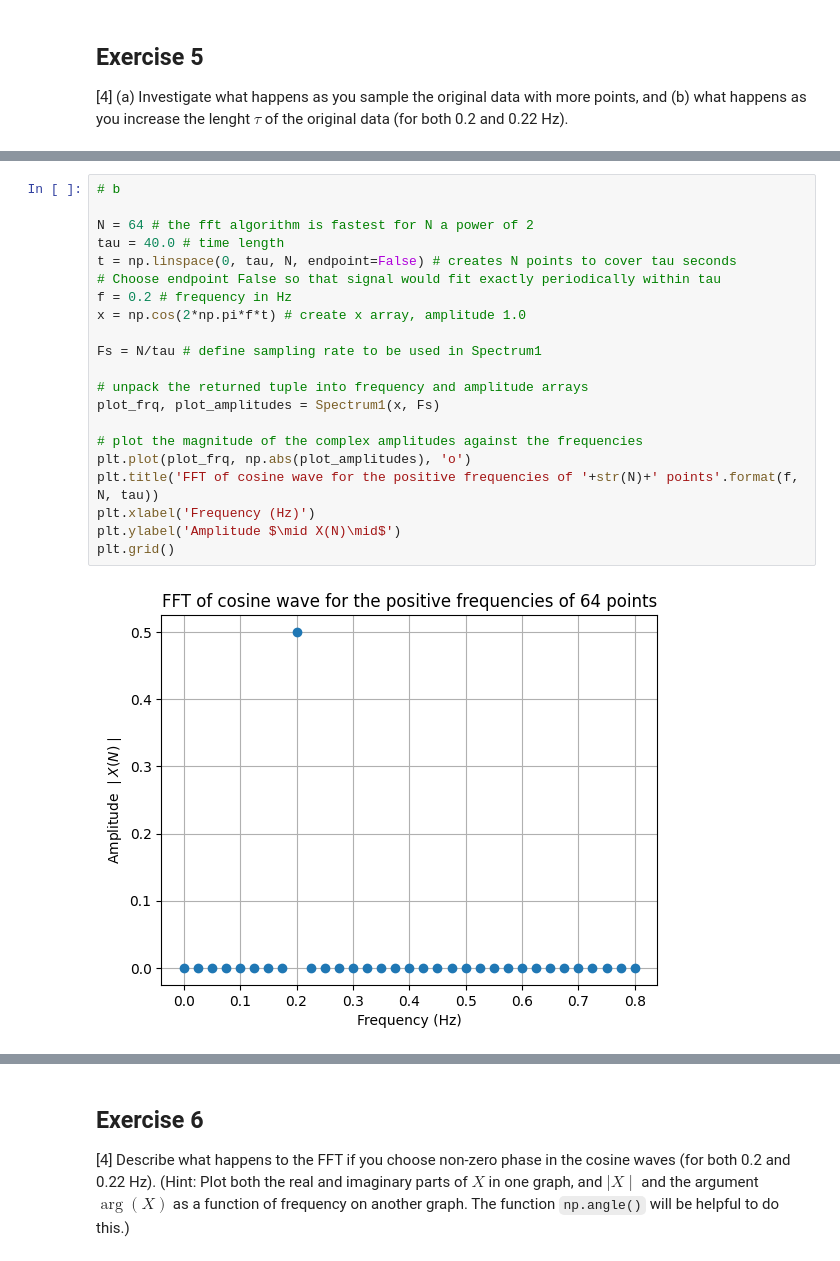
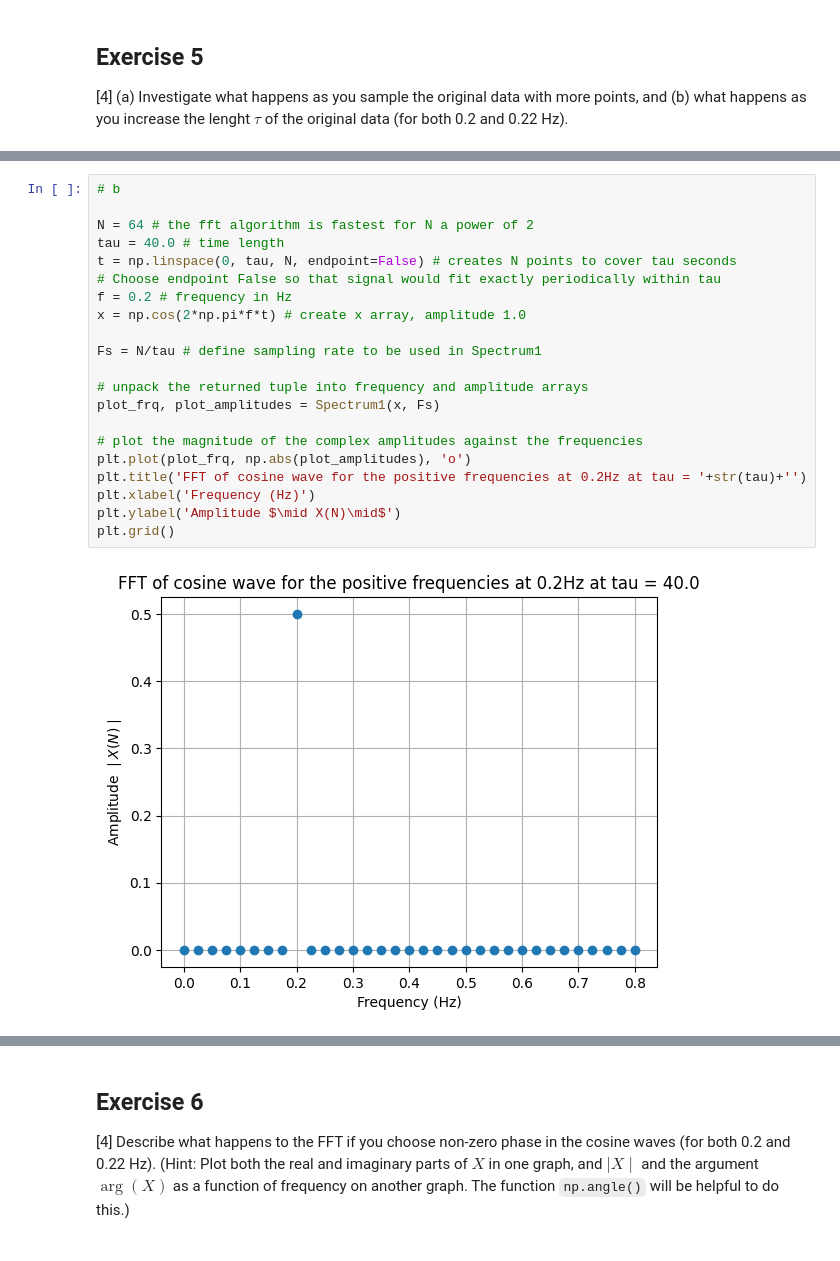
Before and after one commit to PX2145-2025/week-10-b-Finlay-Hall, a Jupyter notebook: FFT.ipynb, the cells around one changed output, grey strips where cells are left out. Drawn from its saved outputs; the diff is of its cells as text.

```diff
--- a/FFT.ipynb
+++ b/FFT.ipynb
@@ -468,26 +468,26 @@ plt.grid()
 # %%
 # b
 
 N = 64 # the fft algorithm is fastest for N a power of 2
 tau = 40.0 # time length
 t = np.linspace(0, tau, N, endpoint=False) # creates N points to cover tau seconds
 # Choose endpoint False so that signal would fit exactly periodically within tau
 f = 0.2 # frequency in Hz
 x = np.cos(2*np.pi*f*t) # create x array, amplitude 1.0
 
 Fs = N/tau # define sampling rate to be used in Spectrum1
 
 # unpack the returned tuple into frequency and amplitude arrays
 plot_frq, plot_amplitudes = Spectrum1(x, Fs)
 
 # plot the magnitude of the complex amplitudes against the frequencies
 plt.plot(plot_frq, np.abs(plot_amplitudes), 'o')
-plt.title('FFT of cosine wave for the positive frequencies of '+str(N)+' points'.format(f, N, tau))
+plt.title('FFT of cosine wave for the positive frequencies at 0.2Hz at tau = '+str(tau)+'')
 plt.xlabel('Frequency (Hz)')
 plt.ylabel('Amplitude $\mid X(N)\mid$')
 plt.grid()
 # %% [output]
-[figure, old version]
+[figure, new version]
 # %%
 # b
 
```
Also changed, not shown: parts of 11 cells of this notebook.
